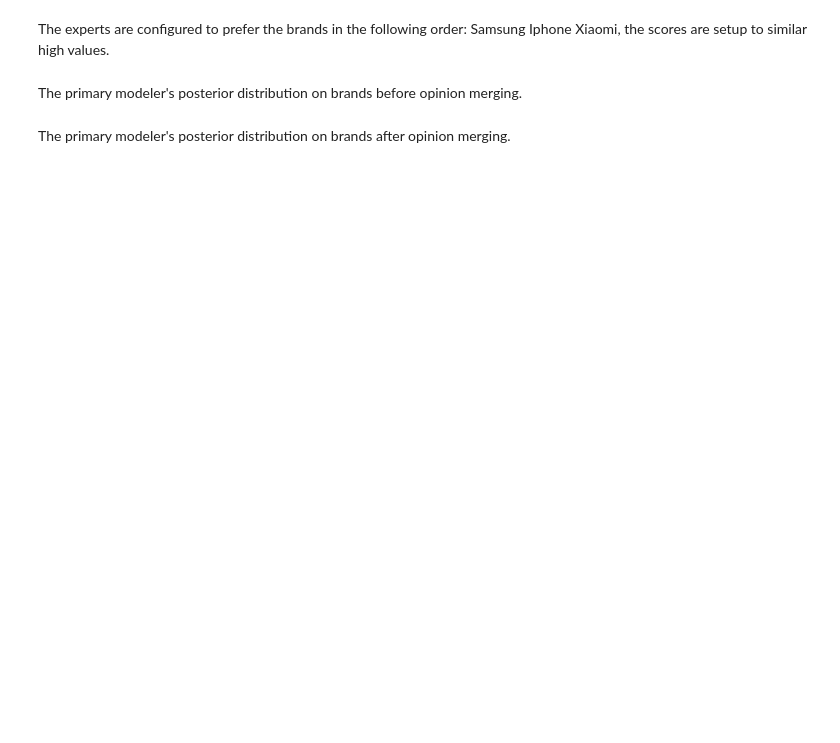
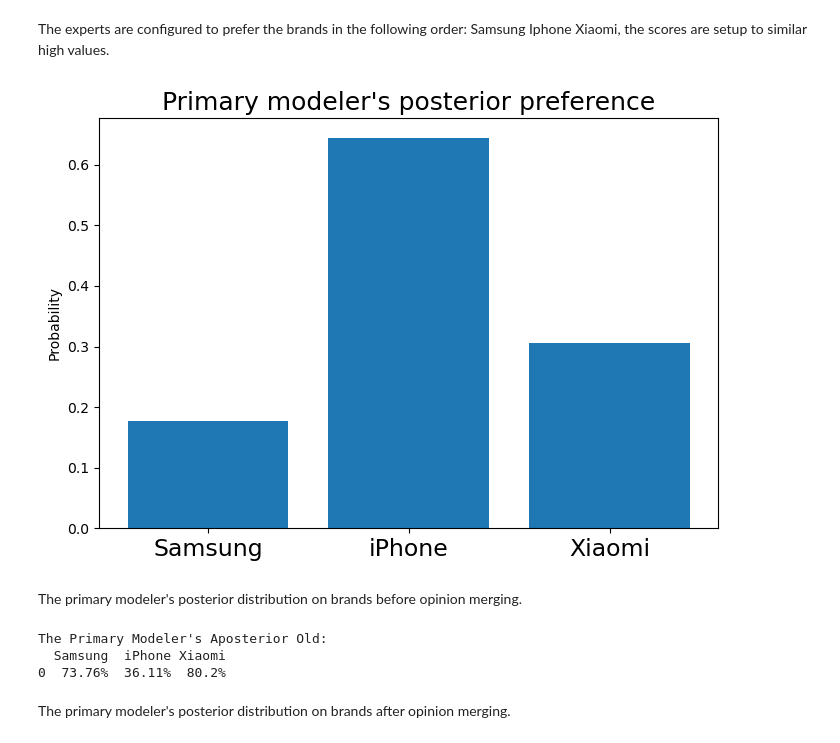
Before and after one commit to Ruzejjur/TMoCOBoT_python, a Jupyter notebook: code/main/Main.ipynb, the cells around one changed output. Cells and saved outputs as stored; diff of their text form; code cells hidden in the pictures; blank space fills up the shorter version.

```diff
--- a/code/main/Main.ipynb
+++ b/code/main/Main.ipynb
@@ -1,3 +12,13 @@
+# %%
+# Temporary block of placeholder functions
+
+# Placeholder for The_primary_modelers_aposterior_old and The_primary_modelers_aposterior_updated
+# Define the function Simulated_example according to your specific algorithm
+def simulated_example(scores, opinion_certainty, apply_certainty, responders, trust_matrix, preference, brand_preference, range_size, low_weight, *experts):
+    # Placeholder for demonstration, replace with your actual logic
+    aposterior_old = np.random.rand(3)
+    aposterior_updated = np.random.rand(3)
+    return aposterior_old, aposterior_updated
 # %% [markdown]
 # Simulated examples
 
@@ -54,7 +356,76 @@ The results suggest that the experts influenced the primary modeler's  opinion t
 # %% [markdown]
 The experts are configured to prefer the brands in the following order: Samsung  Iphone  Xiaomi,
 the scores are setup to similar high values.
+# %%
+# Simulated experts for SAMSUNG
+samsung_experts = [
+    [6, 5, 6], [5, 5, 5], [6, 5, 5], [5, 5, 6], [6, 6, 6],
+    [5, 6, 5], [6, 5, 5], [6, 5, 5], [5, 6, 6], [6, 5, 5]
+]
+
+# Simulated experts for IPHONE
+iphone_experts = [
+    [5, 6, 5], [6, 5, 5], [6, 5, 6], [5, 6, 5], [6, 6, 5],
+    [6, 5, 6], [6, 6, 6], [6, 5, 6], [5, 6, 5], [6, 6, 6]
+]
+
+# Simulated weights for Xiaomi
+xiaomi_experts = [
+    [5, 5, 6], [6, 5, 6], [6, 6, 6], [6, 6, 6], [6, 5, 6],
+    [6, 5, 5], [6, 5, 6], [5, 5, 6], [6, 6, 5], [5, 6, 5]
+]
+
+# Calling the function with the provided data
+The_primary_modelers_aposterior_old, The_primary_modelers_aposterior_updated = simulated_example(
+    the_primary_modelers_scores, opinion_certainty, apply_certainty, n_of_responders, Trust_matrix,
+    score_preference, P_I_B, score_range_size, low_weight_for_unselected_features,
+    *samsung_experts, *iphone_experts, *xiaomi_experts
+)
+
+# Create a figure window
+plt.figure(figsize=(7, 5))
+
+# The primary modelers' updated aposteriori distribution on brands:
+plt.bar(['Samsung', 'iPhone', 'Xiaomi'], The_primary_modelers_aposterior_updated)
+
+# Set the names of the variables
+plt.xticks(fontsize=17)
+
+# Show the plot
+plt.ylabel('Probability')
+plt.title("Primary modeler's posterior preference", fontsize=18)
+
+# Save the plot
+save_path = os.path.join('..', 'Bar_charts', 'figure_1.png')
+plt.tight_layout()
+plt.savefig(save_path)
+
+# Display the plot
+plt.show()
+# %% [output]
+[figure, added]
 # %% [markdown]
 The primary modeler's posterior distribution on brands before opinion merging.
+# %%
+# Placeholder for The_primary_modelers_aposterior_old
+# Replace this with the actual output from your simulated_example function
+The_primary_modelers_aposterior_old = np.random.rand(3)
+
+# Round the values and convert them to percentage strings
+The_primary_modelers_aposterior_old_percent = [f"{round(value * 100, 2)}%" for value in The_primary_modelers_aposterior_old]
+
+# Create a DataFrame
+The_primary_modelers_aposterior_old_df = pd.DataFrame(
+    [The_primary_modelers_aposterior_old_percent],
+    columns=["Samsung", "iPhone", "Xiaomi"]
+)
+
+# Display the DataFrame
+print("The Primary Modeler's Aposterior Old:")
+print(The_primary_modelers_aposterior_old_df)
+# %% [output]
+The Primary Modeler's Aposterior Old:
+  Samsung  iPhone Xiaomi
+0  73.76%  36.11%  80.2%
 # %% [markdown]
 The primary modeler's posterior distribution on brands after opinion merging.
```
Also changed, not shown: parts of 45 cells of this notebook, 1 other file.
